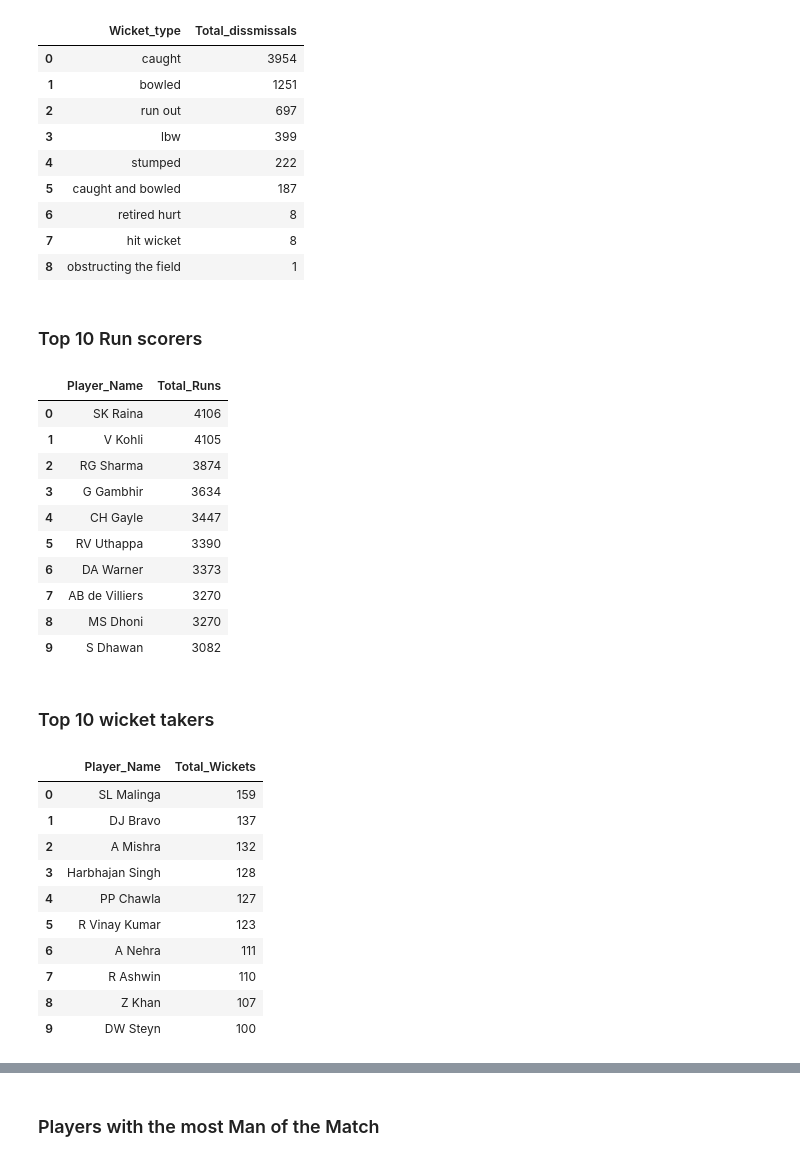
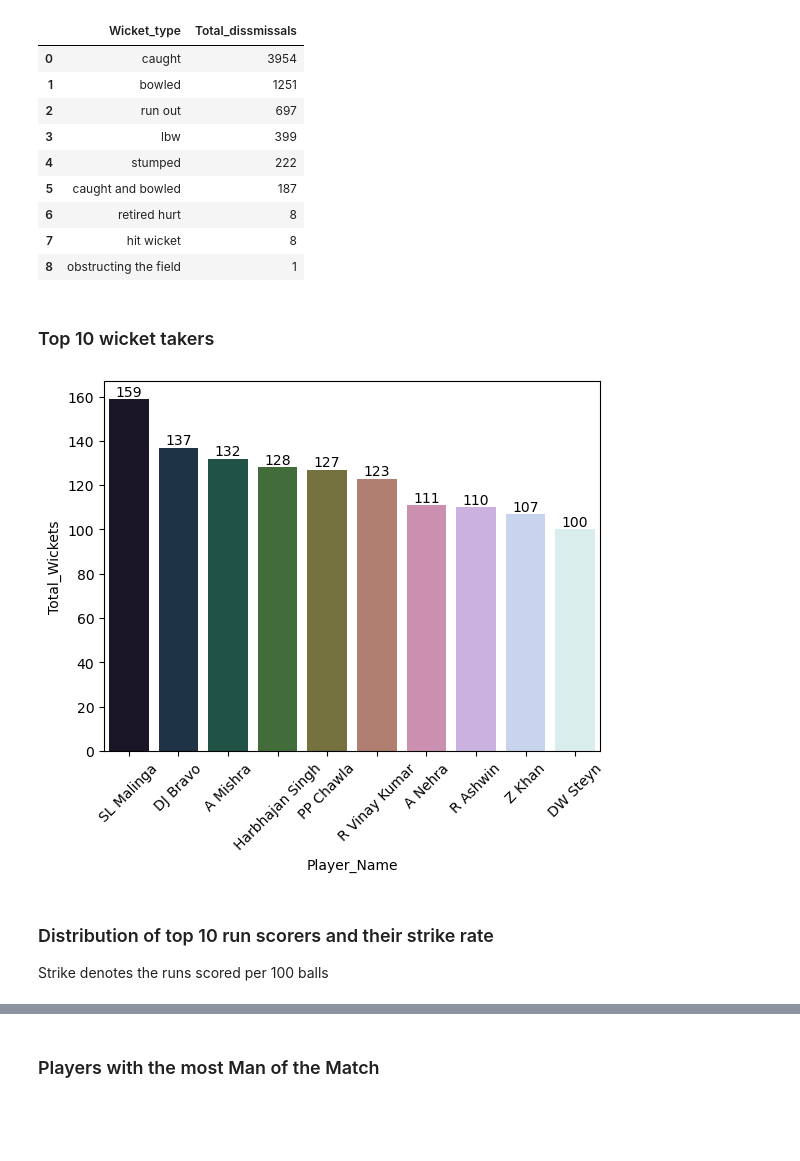
Before and after one commit to tambeyash/IPL---Analysis-using-SQL, a Jupyter notebook: IPL - SQL.ipynb, the cells around one changed output, grey strips where cells are left out. Cells and saved outputs as stored; diff of their text form; code cells hidden in the pictures; blank space fills up the shorter version.

```diff
--- a/IPL - SQL.ipynb
+++ b/IPL - SQL.ipynb
@@ -169,40 +149,10 @@ wickets
 | 6 | retired hurt | 8 |
 | 7 | hit wicket | 8 |
 | 8 | obstructing the field | 1 |
-# %% [markdown]
-### Top 10 Run scorers
-# %%
-sql = """
-select p.player_name, SUM(ba.Runs_Scored) Total_Runs
-from batsman_scored ba
-JOIN Ball_by_ball bl
-ON ba.Match_id = bl.Match_Id
-   AND ba.Over_id = bl.Over_id
-   AND ba.ball_id = bl.ball_id
-   AND ba.Innings_No = bl.Innings_No
-JOIN player p
-ON p.player_id = bl.striker
-Group by bl.Striker
-ORDER BY SUM(ba.Runs_Scored) DESC
-LIMIT 10
-"""
-runs_scorers = pd.read_sql(sql, conn)
-runs_scorers
-# %% [output]
-|  | Player_Name | Total_Runs |
-| 0 | SK Raina | 4106 |
-| 1 | V Kohli | 4105 |
-| 2 | RG Sharma | 3874 |
-| 3 | G Gambhir | 3634 |
-| 4 | CH Gayle | 3447 |
-| 5 | RV Uthappa | 3390 |
-| 6 | DA Warner | 3373 |
-| 7 | AB de Villiers | 3270 |
-| 8 | MS Dhoni | 3270 |
-| 9 | S Dhawan | 3082 |
 # %% [markdown]
 ### Top 10 wicket takers
 # %%
+#query
 sql = """
 select p.player_name, COUNT(w.Ball_id) Total_Wickets
 from Wicket_taken w
@@ -219,16 +169,21 @@ ORDER BY COUNT(w.Ball_id) DESC
 LIMIT 10
 """
 wicket_takers = pd.read_sql(sql, conn)
-wicket_takers
-# %% [output]
-|  | Player_Name | Total_Wickets |
-| 0 | SL Malinga | 159 |
-| 1 | DJ Bravo | 137 |
-| 2 | A Mishra | 132 |
-| 3 | Harbhajan Singh | 128 |
-| 4 | PP Chawla | 127 |
-| 5 | R Vinay Kumar | 123 |
-| 6 | A Nehra | 111 |
-| 7 | R Ashwin | 110 |
-| 8 | Z Khan | 107 |
-| 9 | DW Steyn | 100 |
+# %%
+#visualization
+axw = sns.barplot(
+   x = 'Player_Name',
+   y = 'Total_Wickets',
+   data = wicket_takers,
+   palette = "cubehelix"
+)
+for i in axw.containers:
+    axw.bar_label(i,)
+#ax2.grid(b=False) # turn off grid #2
+plt.xticks(rotation=45)
+plt.show()
+# %% [output]
+[figure, added]
+# %% [markdown]
+### Distribution of top 10 run scorers and their strike rate
+Strike denotes the runs scored per 100 balls
```
Also changed, not shown: parts of 19 cells of this notebook.
